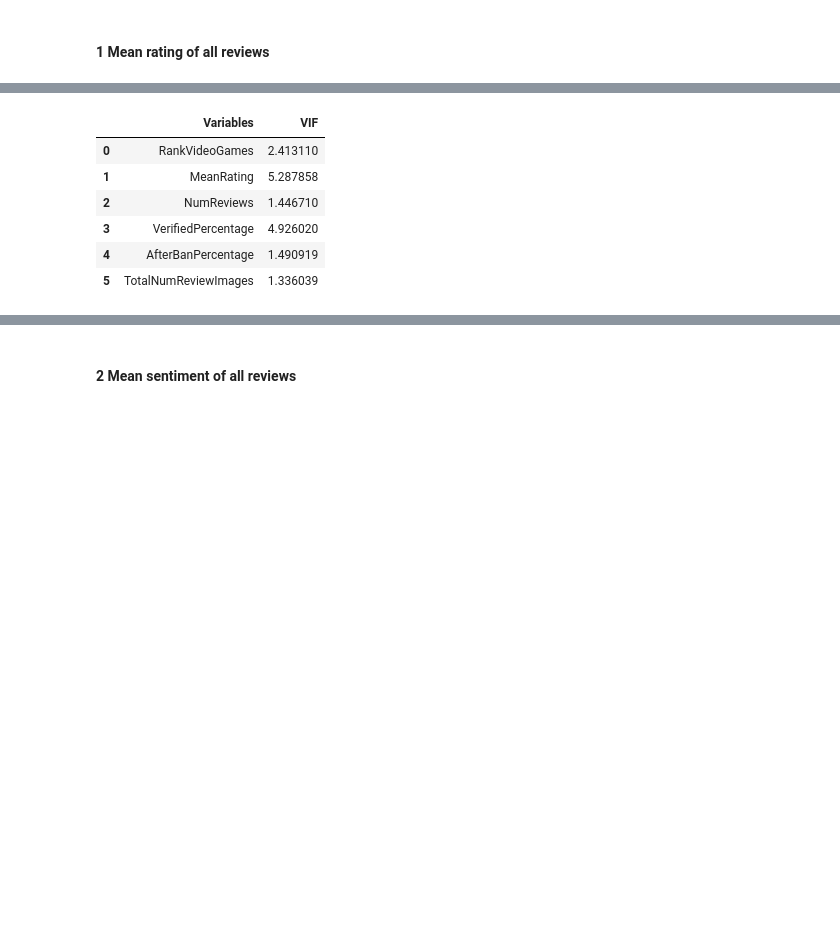
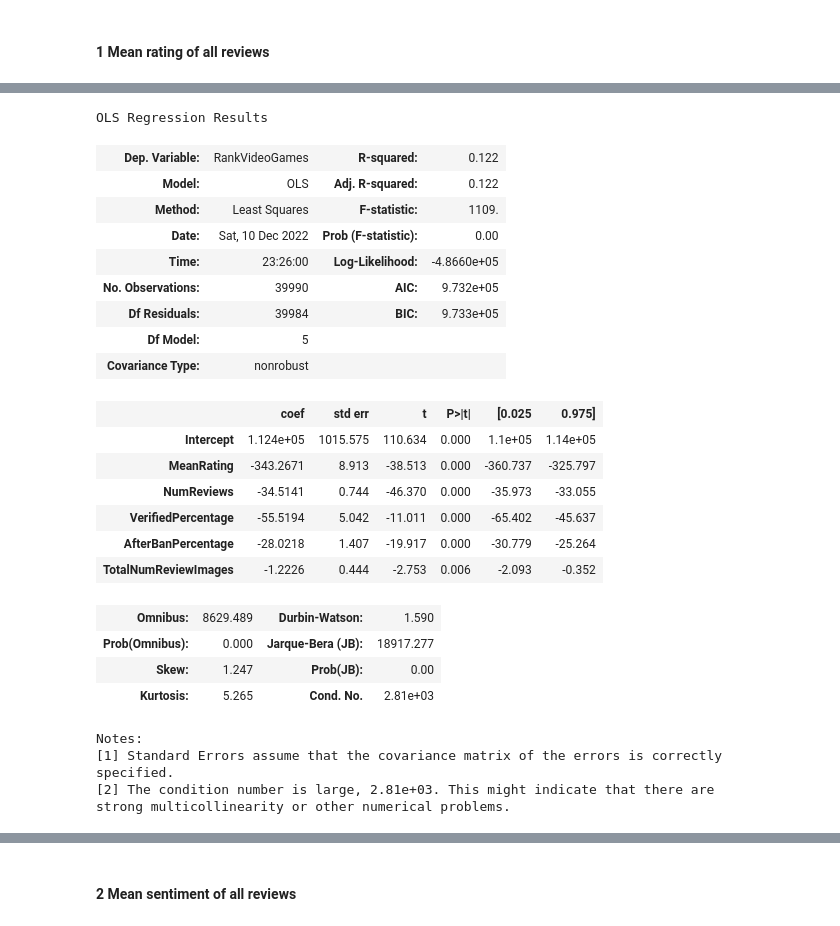
Before and after one commit to ting486/Consumer-Reviews-And-Purchasing-Decisions, a Jupyter notebook: The_Impact_of_Consumer_Reviews_on_BSR.ipynb, the cells around one changed output, grey strips where cells are left out. Saved outputs shown, nothing was run; the diff lists cells and outputs as text; code cells hidden in the pictures; blank space fills up the shorter version.

```diff
--- a/The_Impact_of_Consumer_Reviews_on_BSR.ipynb
+++ b/The_Impact_of_Consumer_Reviews_on_BSR.ipynb
@@ -641,22 +661,23 @@ dfReviews.boxplot(column='Sentiment', by='Rating', figsize=(10,6))
 # %% [markdown]
 ## Aggregate Reviews Data by Product
 # %%
-dfAggr = dfReviews.groupby(['Asin'], as_index=False).agg({'ReverseRecentness': np.sum,
-                                                          'Rating': 'mean',
-                                                          'RatingByRecentness': np.sum,
-                                                          'VerifiedRating': np.sum,
-                                                          'AfterBanRating': np.sum,
-                                                          'VerifiedAfterBanRating': np.sum,
-                                                          'ReviewerId': 'count',
-                                                          'IsVerified': np.sum,
-                                                          'IsAfterBan': np.sum,
-                                                          'IsVerifiedAfterBan': np.sum,
-                                                          'Sentiment': 'mean',
-                                                          'SentimentByRecentness': np.sum,
-                                                          'VerifiedSentiment': np.sum,
-                                                          'AfterBanSentiment': np.sum,
-                                                          'VerifiedAfterBanSentiment': np.sum,
-                                                          'NumReviewImages': np.sum})
+dfAggr = dfReviews.groupby(['Asin'], as_index=False).agg(
+    {'ReverseRecentness': np.sum,
+     'Rating': 'mean',
+     'RatingByRecentness': np.sum,
+     'VerifiedRating': np.sum,
+     'AfterBanRating': np.sum,
+     'VerifiedAfterBanRating': np.sum,
+     'ReviewerId': 'count',
+     'IsVerified': np.sum,
+     'IsAfterBan': np.sum,
+     'IsVerifiedAfterBan': np.sum,
+     'Sentiment': 'mean',
+     'SentimentByRecentness': np.sum,
+     'VerifiedSentiment': np.sum,
+     'AfterBanSentiment': np.sum,
+     'VerifiedAfterBanSentiment': np.sum,
+     'NumReviewImages': np.sum})
 
 dfAggr = dfAggr.rename(columns={'ReverseRecentness': 'TotalReverseRecentness',
                                 'Rating': 'MeanRating',
@@ -679,7 +700,7 @@ dfAggr['VerifiedPercentage'] = dfAggr['NumVerifiedReviews'] / dfAggr['NumReviews
 dfAggr['AfterBanPercentage'] = dfAggr['NumReviewsAfterBan'] / dfAggr['NumReviews']
 dfAggr['VerifiedAfterBanPercentage'] = dfAggr['NumVerifiedReviewsAfterBan'] / dfAggr['NumReviews']
 
-dfAggr['MeanRatingByRecentness'] = dfAggr['TotalRatingByRecentness'] / dfAggr['TotalReverseRecentness']
+# dfAggr['MeanRatingByRecentness'] = dfAggr['TotalRatingByRecentness'] / dfAggr['TotalReverseRecentness']
 dfAggr['MeanVerifiedRating'] = dfAggr['TotalVerifiedRating'] / dfAggr['NumVerifiedReviews']
 dfAggr['MeanAfterBanRating'] = dfAggr['TotalAfterBanRating'] / dfAggr['NumReviewsAfterBan']
 dfAggr['MeanVerifiedAfterBanRating'] = dfAggr['TotalVerifiedAfterBanRating'] / dfAggr['NumVerifiedReviewsAfterBan']
@@ -833,11 +880,31 @@ dfProdScaled.describe()
 # %%
-multicorr(['RankVideoGames', 'MeanRating', 'NumReviews',
-           'VerifiedPercentage', 'AfterBanPercentage', 'TotalNumReviewImages'])
+regBasic1 = ols(formula="RankVideoGames ~ MeanRating + NumReviews + VerifiedPercentage \
+                         + AfterBanPercentage + TotalNumReviewImages",
+                data=dfProdScaled).fit()
+regBasic1.summary()
 # %% [output]
+OLS Regression Results
-|  | Variables | VIF |
-| 0 | RankVideoGames | 2.413110 |
-| 1 | MeanRating | 5.287858 |
-| 2 | NumReviews | 1.446710 |
-| 3 | VerifiedPercentage | 4.926020 |
-| 4 | AfterBanPercentage | 1.490919 |
-| 5 | TotalNumReviewImages | 1.336039 |
+| Dep. Variable: | RankVideoGames | R-squared: | 0.122 |
+| Model: | OLS | Adj. R-squared: | 0.122 |
+| Method: | Least Squares | F-statistic: | 1109. |
+| Date: | Sat, 10 Dec 2022 | Prob (F-statistic): | 0.00 |
+| Time: | 23:26:00 | Log-Likelihood: | -4.8660e+05 |
+| No. Observations: | 39990 | AIC: | 9.732e+05 |
+| Df Residuals: | 39984 | BIC: | 9.733e+05 |
+| Df Model: | 5 |  |  |
+| Covariance Type: | nonrobust |  |  |
+|  | coef | std err | t | P>|t| | [0.025 | 0.975] |
+| Intercept | 1.124e+05 | 1015.575 | 110.634 | 0.000 | 1.1e+05 | 1.14e+05 |
+| MeanRating | -343.2671 | 8.913 | -38.513 | 0.000 | -360.737 | -325.797 |
+| NumReviews | -34.5141 | 0.744 | -46.370 | 0.000 | -35.973 | -33.055 |
+| VerifiedPercentage | -55.5194 | 5.042 | -11.011 | 0.000 | -65.402 | -45.637 |
+| AfterBanPercentage | -28.0218 | 1.407 | -19.917 | 0.000 | -30.779 | -25.264 |
+| TotalNumReviewImages | -1.2226 | 0.444 | -2.753 | 0.006 | -2.093 | -0.352 |
+| Omnibus: | 8629.489 | Durbin-Watson: | 1.590 |
+| Prob(Omnibus): | 0.000 | Jarque-Bera (JB): | 18917.277 |
+| Skew: | 1.247 | Prob(JB): | 0.00 |
+| Kurtosis: | 5.265 | Cond. No. | 2.81e+03 |
+Notes:
+[1] Standard Errors assume that the covariance matrix of the errors is correctly specified.
+[2] The condition number is large, 2.81e+03. This might indicate that there are
+strong multicollinearity or other numerical problems.
```
Also changed, not shown: parts of 54 cells of this notebook.
